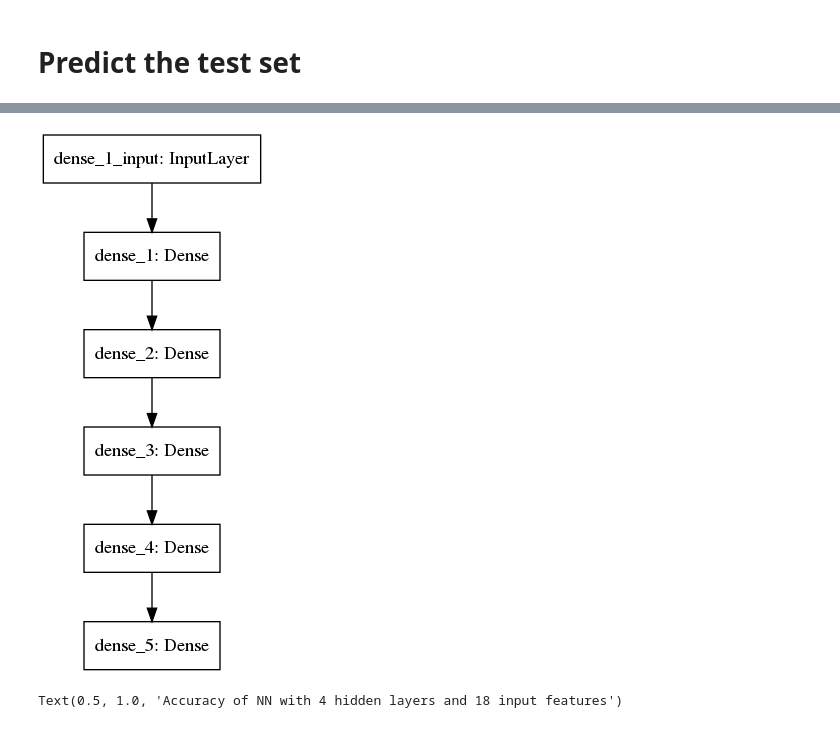
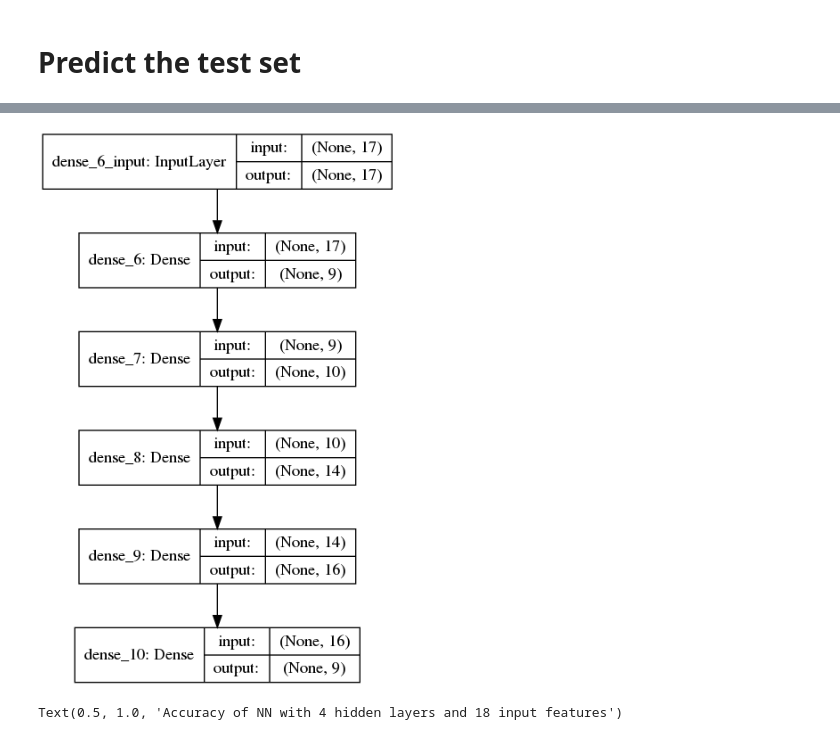
Before and after one commit to thepinkturtle/crazy_coconut, a Jupyter notebook: hurricane_prediction.ipynb, the cells around one changed output, grey strips where cells are left out. Saved outputs shown, nothing was run; the diff lists cells and outputs as text; code cells hidden in the pictures.

```diff
--- a/hurricane_prediction.ipynb
+++ b/hurricane_prediction.ipynb
@@ -103,5 +103,6 @@ classifier.compile(optimizer='adam', loss='categorical_crossentropy',metrics=['a
 # Predict the test set
 # %%
 
-history = classifier.fit(x=X_train, y=y_train, validation_data=(X_test,y_test), batch_size=10, epochs=200)
+history = classifier.fit(x=X_train, y=y_train, validation_data=(X_test, y_test), batch_size=10,
+epochs=200)
 # %% [output]
@@ -125,8 +126,11 @@ Epoch 200/200
 # %%
-from keras.utils import plot_model
-plot_model(classifier, to_file='model.png')
+from ann_visualizer.visualize import ann_viz
+from keras.utils.vis_utils import plot_model
+
+plot_model(classifier, to_file="hurricane_layer_detail.png", show_shapes=True, show_layer_names=True)
+# ann_viz(classifier, title="Hurricane Classifier", filename="hurricane_network")
 # %% [output]
-[figure, old version]
+[figure, new version]
 # %%
 import matplotlib.pyplot as plt
 import seaborn as sns
```
Also changed, not shown: parts of 1 cell of this notebook.
